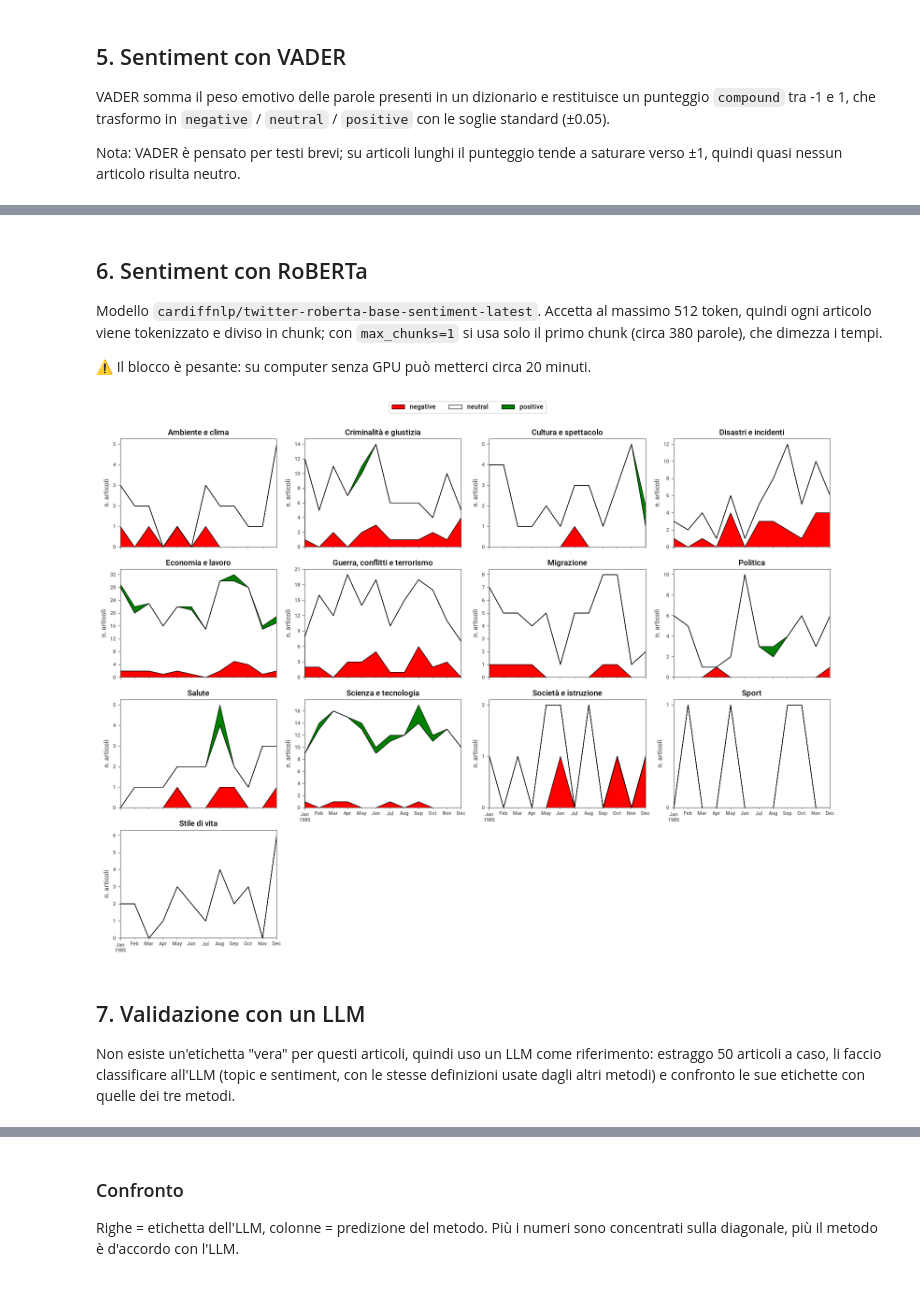
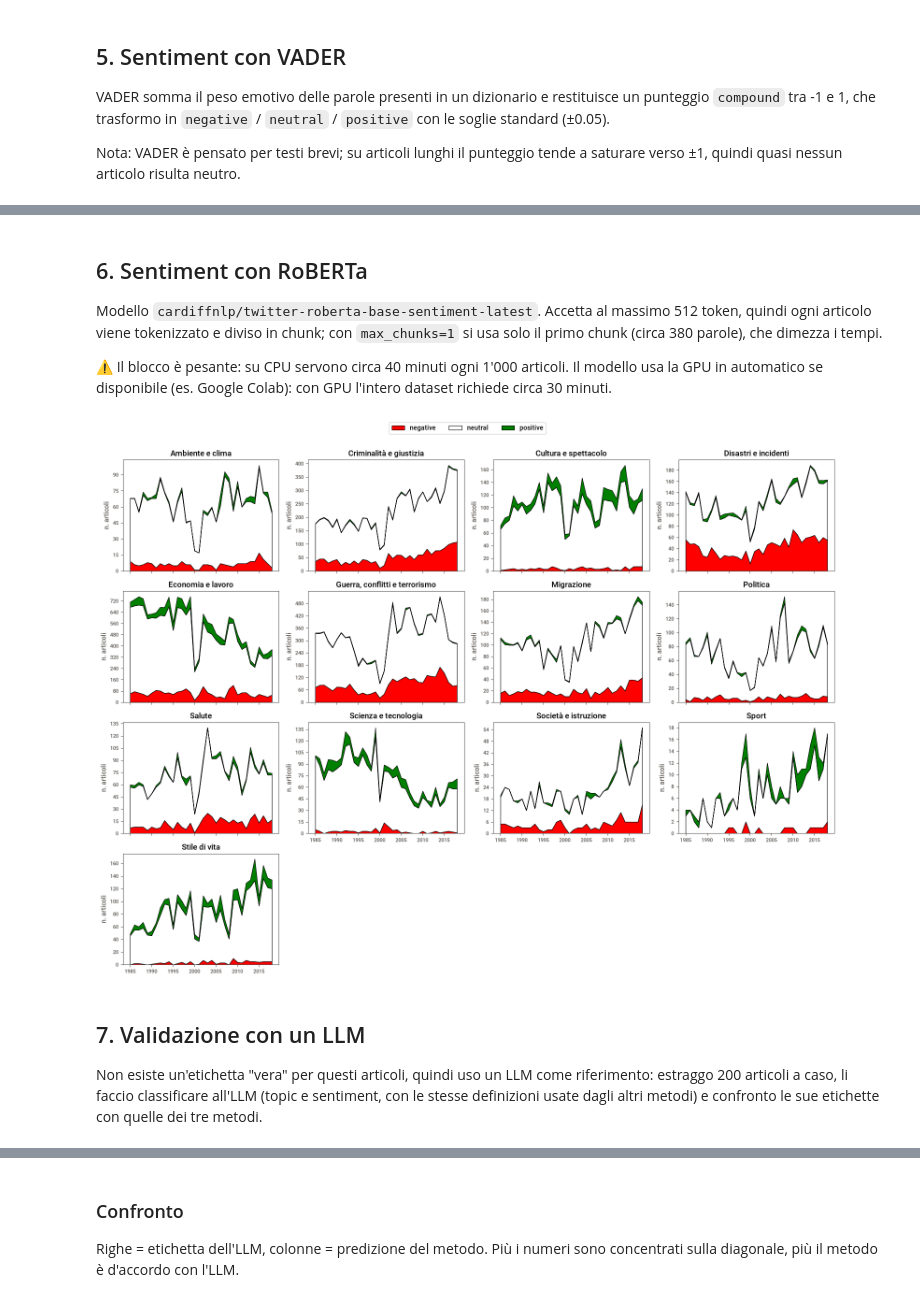
Before and after one commit to MmpaolonN/Analisi_news, a Jupyter notebook: notebooks/analisi_notizie_nyt.ipynb, the cells around one changed output, grey strips where cells are left out. Drawn from its saved outputs; the diff is of its cells as text; code cells hidden in the pictures.

```diff
--- a/notebooks/analisi_notizie_nyt.ipynb
+++ b/notebooks/analisi_notizie_nyt.ipynb
@@ -171,7 +169,7 @@ sentiment_by_topic(df, sentiment_col="sentiment_label")
 ## 6. Sentiment con RoBERTa
 Modello `cardiffnlp/twitter-roberta-base-sentiment-latest`. Accetta al massimo 512 token, quindi ogni articolo viene tokenizzato e diviso in chunk; con `max_chunks=1` si usa solo il primo chunk (circa 380 parole), che dimezza i tempi.
 
-⚠️ Il blocco è pesante: su computer senza GPU può metterci circa 20 minuti.
+⚠️ Il blocco è pesante: su CPU servono circa 40 minuti ogni 1'000 articoli. Il modello usa la GPU in automatico se disponibile (es. Google Colab): con GPU l'intero dataset richiede circa 30 minuti.
 # %%
 # Problemi: in caso di molti chunk, la memoria si esaurisce.
 from analisi_notizie.analisi import aggregate_chunks, chunk_prediction, df_to_token
@@ -186,13 +184,13 @@ df.to_csv(DATA_DIR / "NYT_sample_processed.csv", index=False)
 # %%
 from analisi_notizie.graphs import sentiment_by_topic
-
+df = pd.read_csv(DATA_DIR / "NYT_news_processed.csv")
 # Stesso grafico della sentiment analysis 1, con le etichette del modello
 sentiment_by_topic(df, sentiment_col="sentiment")
 # %% [output]
-[figure, old version]
+[figure, new version]
 # %% [markdown]
 ## 7. Validazione con un LLM
-Non esiste un'etichetta "vera" per questi articoli, quindi uso un LLM come riferimento: estraggo 50 articoli a caso, li faccio classificare all'LLM (topic e sentiment, con le stesse definizioni usate dagli altri metodi) e confronto le sue etichette con quelle dei tre metodi.
+Non esiste un'etichetta "vera" per questi articoli, quindi uso un LLM come riferimento: estraggo 200 articoli a caso, li faccio classificare all'LLM (topic e sentiment, con le stesse definizioni usate dagli altri metodi) e confronto le sue etichette con quelle dei tre metodi.
 # %%
 from analisi_notizie.analisi import llm_prompt_files
 
```
Also changed, not shown: parts of 14 cells of this notebook, 17 other files.
